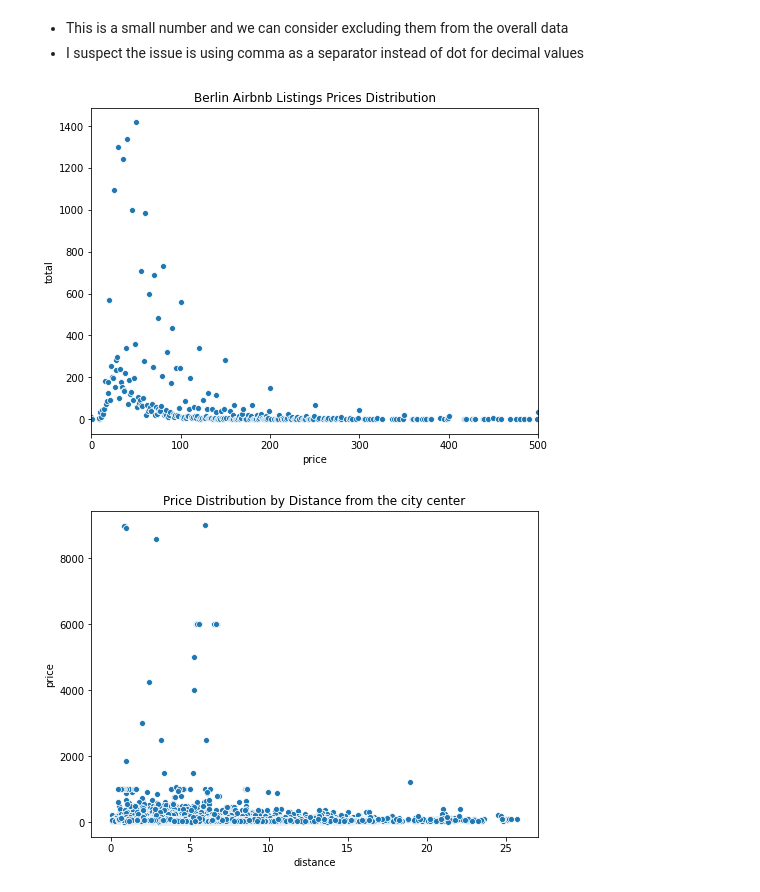
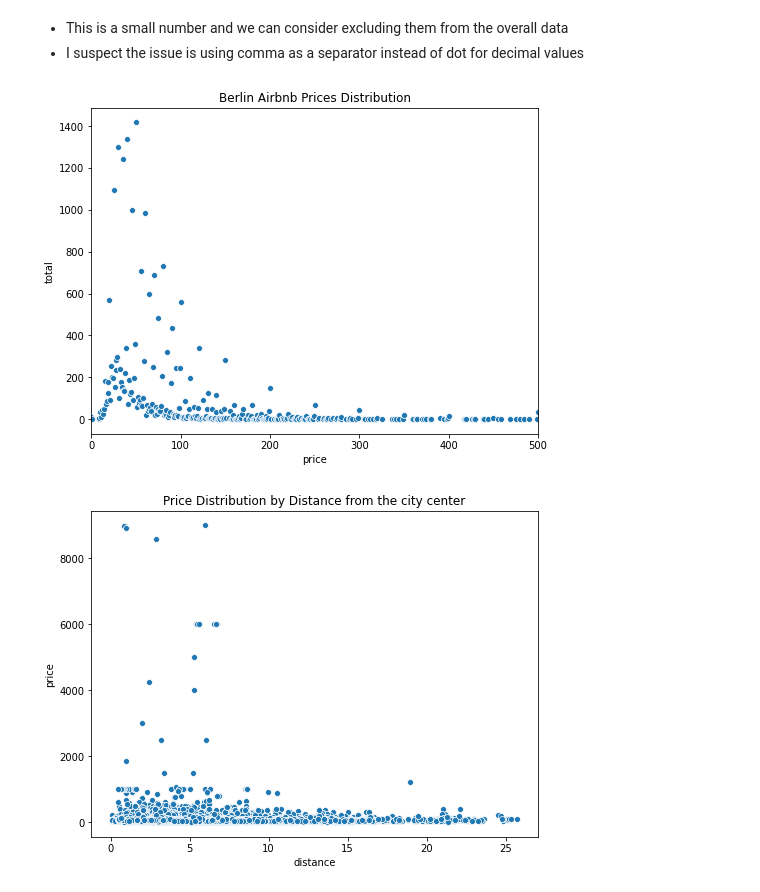
Before and after one commit to wkirui/Airbnb-Price-Prediction, a Jupyter notebook: Airbnb Data Data Processing.ipynb, the cells around one changed output. Cells and saved outputs as stored; diff of their text form; code cells hidden in the pictures.

```diff
--- a/Airbnb Data Data Processing.ipynb
+++ b/Airbnb Data Data Processing.ipynb
@@ -98,12 +98,12 @@ Total of 29 listings which is 0.12% of the dataset
 # %%
 # zoom in apartments that cost $500 or less
 fig,ax=plt.subplots(figsize=(8,6))
 sns.scatterplot('price','total',data=price_dist,ax=ax)
 plt.xlim(0,500)
-plt.title("Berlin Airbnb Listings Prices Distribution")
+plt.title("Berlin Airbnb Prices Distribution")
 plt.show()
 # %% [output]
-[figure, old version]
+[figure, new version]
 # %%
 # calculate distance in km from the city center
 from math import radians,cos,sin,asin,sqrt
```
Also changed, not shown: parts of 7 cells of this notebook.
